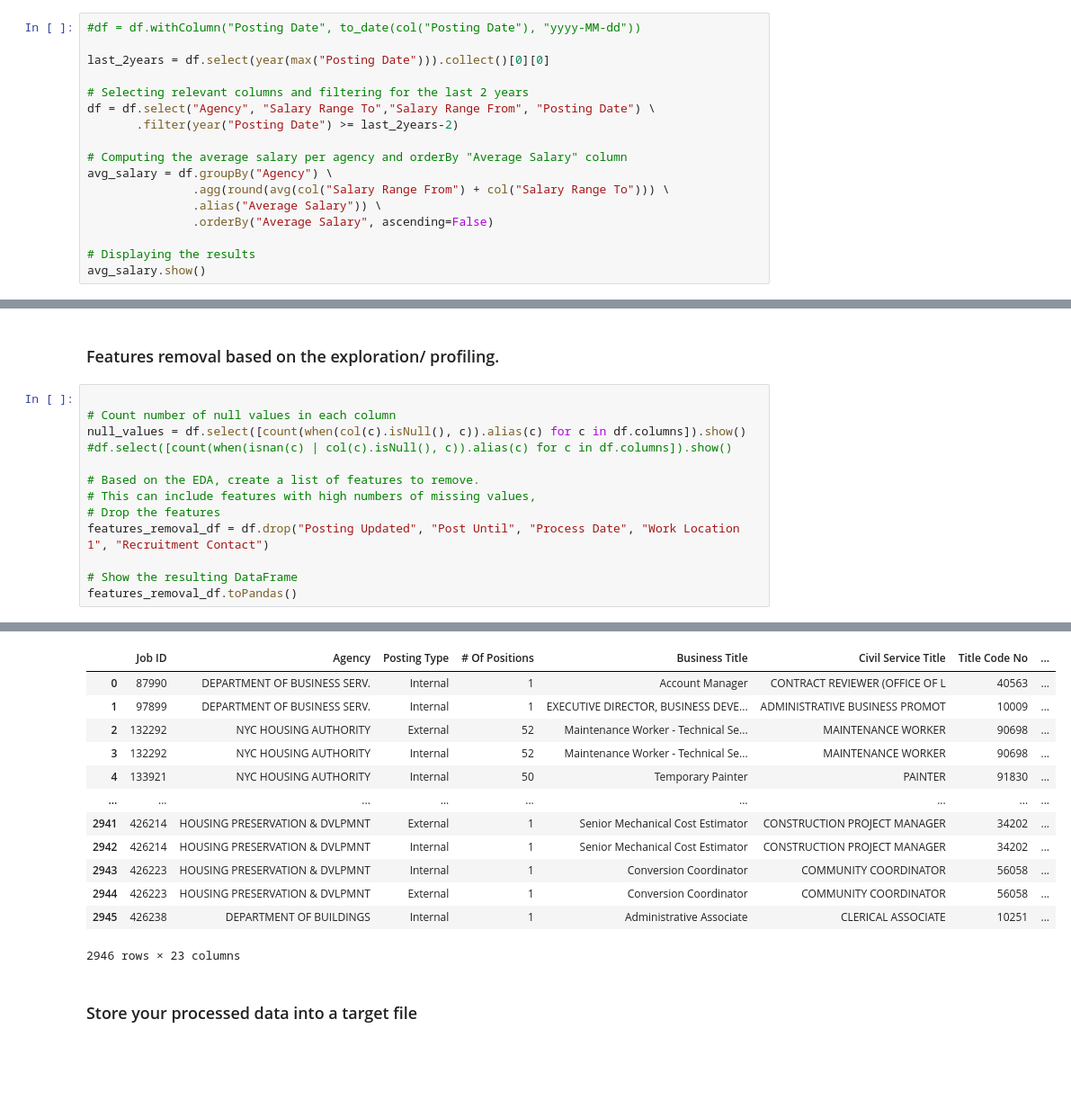
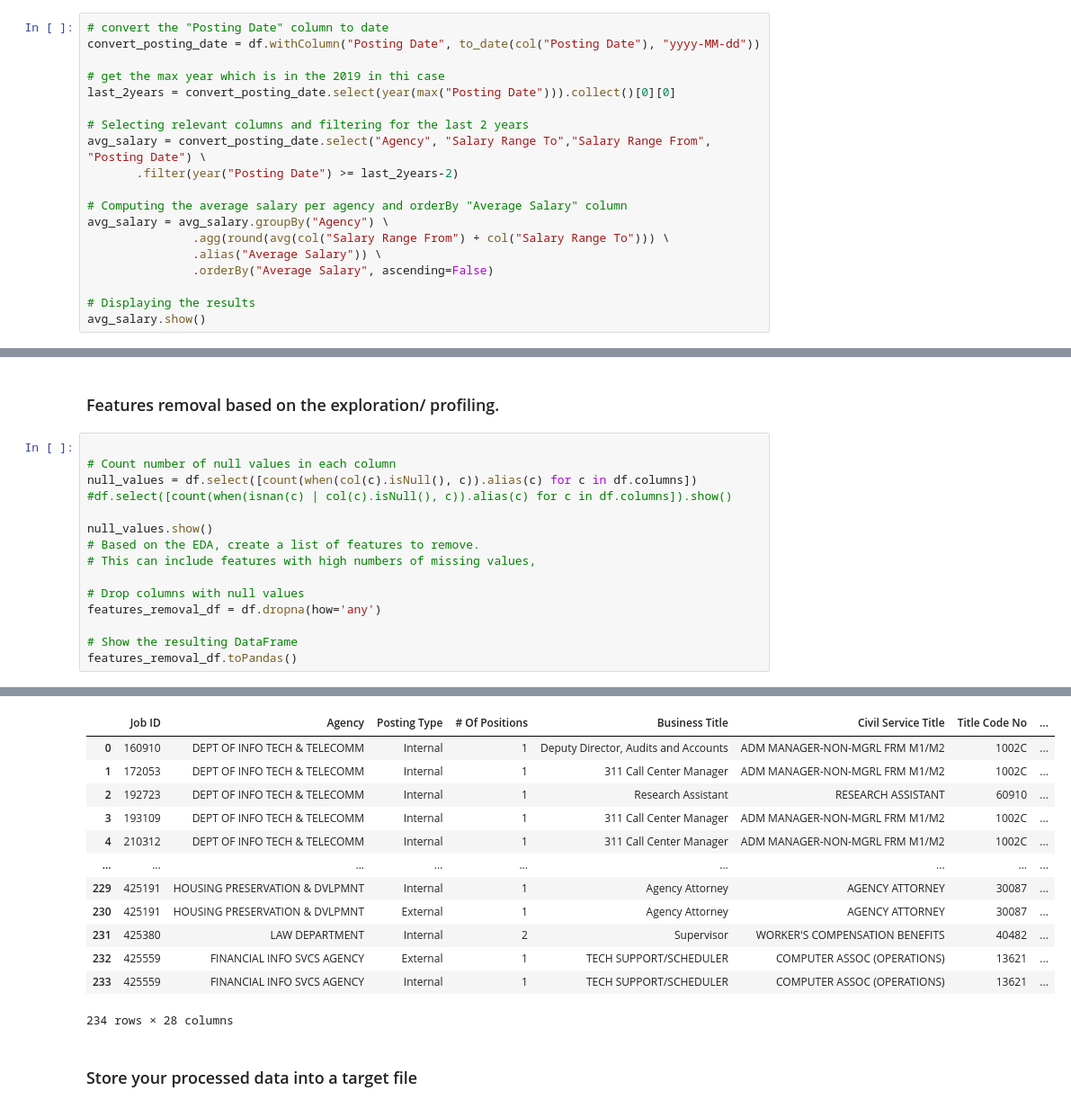
Before and after one commit to AndrewEzeamama/EmiratesNBD, a Jupyter notebook: jupyter/notebook/assesment_notebook.ipynb, the cells around one changed output, grey strips where cells are left out. Shown: that part at 90% size. Cells and saved outputs as stored; diff of their text form; blank space fills up the shorter version.

```diff
--- a/jupyter/notebook/assesment_notebook.ipynb
+++ b/jupyter/notebook/assesment_notebook.ipynb
@@ -371,16 +341,18 @@ highest_salary = highest_salary.toPandas() \
 # %% [markdown]
 ### Whats the job positings average salary per agency for the last 2 years?
 # %%
-#df = df.withColumn("Posting Date", to_date(col("Posting Date"), "yyyy-MM-dd"))
+# convert the "Posting Date" column to date
+convert_posting_date = df.withColumn("Posting Date", to_date(col("Posting Date"), "yyyy-MM-dd"))
 
-last_2years = df.select(year(max("Posting Date"))).collect()[0][0]
+# get the max year which is in the 2019 in thi case
+last_2years = convert_posting_date.select(year(max("Posting Date"))).collect()[0][0]
 
 # Selecting relevant columns and filtering for the last 2 years
-df = df.select("Agency", "Salary Range To","Salary Range From", "Posting Date") \
+avg_salary = convert_posting_date.select("Agency", "Salary Range To","Salary Range From", "Posting Date") \
        .filter(year("Posting Date") >= last_2years-2)
 
 # Computing the average salary per agency and orderBy "Average Salary" column
-avg_salary = df.groupBy("Agency") \
+avg_salary = avg_salary.groupBy("Agency") \
                .agg(round(avg(col("Salary Range From") + col("Salary Range To"))) \
                .alias("Average Salary")) \
                .orderBy("Average Salary", ascending=False)
@@ -712,35 +687,37 @@ selected_features.select( "Business Title","Job Category", "selectedFeatures").t
 # %%
 
 # Count number of null values in each column
-null_values = df.select([count(when(col(c).isNull(), c)).alias(c) for c in df.columns]).show()
+null_values = df.select([count(when(col(c).isNull(), c)).alias(c) for c in df.columns])
 #df.select([count(when(isnan(c) | col(c).isNull(), c)).alias(c) for c in df.columns]).show()
 
+null_values.show()
 # Based on the EDA, create a list of features to remove.
 # This can include features with high numbers of missing values,
-# Drop the features
-features_removal_df = df.drop("Posting Updated", "Post Until", "Process Date", "Work Location 1", "Recruitment Contact")
+
+# Drop columns with null values
+features_removal_df = df.dropna(how='any')
 
 # Show the resulting DataFrame
 features_removal_df.toPandas()
 # %% [output]
 +------+------+------------+--------------+--------------+-------------------+-------------+-----+------------+-----------------------------+-----------------+---------------+----------------+-------- ...
 |Job ID|Agency|Posting Type|# Of Positions|Business Title|Civil Service Title|Title Code No|Level|Job Category|Full-Time/Part-Time indicator|Salary Range From|Salary Range To|Salary Frequency|Work Loc ...
 +------+------+------------+--------------+--------------+-------------------+-------------+-----+------------+-----------------------------+-----------------+---------------+----------------+-------- ...
 |     0|     0|           0|             0|             0|                  0|            0|    0|           2|                          195|                0|              0|               0|         ...
 +------+------+------------+--------------+--------------+-------------------+-------------+-----+------------+-----------------------------+-----------------+---------------+----------------+-------- ...
 |  | Job ID | Agency | Posting Type | # Of Positions | Business Title | Civil Service Title | Title Code No | ... |
-| 0 | 87990 | DEPARTMENT OF BUSINESS SERV. | Internal | 1 | Account Manager | CONTRACT REVIEWER (OFFICE OF L | 40563 | ... |
-| 1 | 97899 | DEPARTMENT OF BUSINESS SERV. | Internal | 1 | EXECUTIVE DIRECTOR, BUSINESS DEVE... | ADMINISTRATIVE BUSINESS PROMOT | 10009 | ... |
-| 2 | 132292 | NYC HOUSING AUTHORITY | External | 52 | Maintenance Worker - Technical Se... | MAINTENANCE WORKER | 90698 | ... |
-| 3 | 132292 | NYC HOUSING AUTHORITY | Internal | 52 | Maintenance Worker - Technical Se... | MAINTENANCE WORKER | 90698 | ... |
-| 4 | 133921 | NYC HOUSING AUTHORITY | Internal | 50 | Temporary Painter | PAINTER | 91830 | ... |
+| 0 | 160910 | DEPT OF INFO TECH & TELECOMM | Internal | 1 | Deputy Director, Audits and Accounts | ADM MANAGER-NON-MGRL FRM M1/M2 | 1002C | ... |
+| 1 | 172053 | DEPT OF INFO TECH & TELECOMM | Internal | 1 | 311 Call Center Manager | ADM MANAGER-NON-MGRL FRM M1/M2 | 1002C | ... |
+| 2 | 192723 | DEPT OF INFO TECH & TELECOMM | Internal | 1 | Research Assistant | RESEARCH ASSISTANT | 60910 | ... |
+| 3 | 193109 | DEPT OF INFO TECH & TELECOMM | Internal | 1 | 311 Call Center Manager | ADM MANAGER-NON-MGRL FRM M1/M2 | 1002C | ... |
+| 4 | 210312 | DEPT OF INFO TECH & TELECOMM | Internal | 1 | 311 Call Center Manager | ADM MANAGER-NON-MGRL FRM M1/M2 | 1002C | ... |
 | ... | ... | ... | ... | ... | ... | ... | ... | ... |
-| 2941 | 426214 | HOUSING PRESERVATION & DVLPMNT | External | 1 | Senior Mechanical Cost Estimator | CONSTRUCTION PROJECT MANAGER | 34202 | ... |
-| 2942 | 426214 | HOUSING PRESERVATION & DVLPMNT | Internal | 1 | Senior Mechanical Cost Estimator | CONSTRUCTION PROJECT MANAGER | 34202 | ... |
-| 2943 | 426223 | HOUSING PRESERVATION & DVLPMNT | Internal | 1 | Conversion Coordinator | COMMUNITY COORDINATOR | 56058 | ... |
-| 2944 | 426223 | HOUSING PRESERVATION & DVLPMNT | External | 1 | Conversion Coordinator | COMMUNITY COORDINATOR | 56058 | ... |
-| 2945 | 426238 | DEPARTMENT OF BUILDINGS | Internal | 1 | Administrative Associate | CLERICAL ASSOCIATE | 10251 | ... |
+| 229 | 425191 | HOUSING PRESERVATION & DVLPMNT | Internal | 1 | Agency Attorney | AGENCY ATTORNEY | 30087 | ... |
+| 230 | 425191 | HOUSING PRESERVATION & DVLPMNT | External | 1 | Agency Attorney | AGENCY ATTORNEY | 30087 | ... |
+| 231 | 425380 | LAW DEPARTMENT | Internal | 2 | Supervisor | WORKER'S COMPENSATION BENEFITS | 40482 | ... |
+| 232 | 425559 | FINANCIAL INFO SVCS AGENCY | External | 1 | TECH SUPPORT/SCHEDULER | COMPUTER ASSOC (OPERATIONS) | 13621 | ... |
+| 233 | 425559 | FINANCIAL INFO SVCS AGENCY | Internal | 1 | TECH SUPPORT/SCHEDULER | COMPUTER ASSOC (OPERATIONS) | 13621 | ... |
-2946 rows × 23 columns
+234 rows × 28 columns
 # %% [markdown]
 ### Store your processed data into a target file
 # %%
```
Also changed, not shown: parts of 14 cells of this notebook, 1 other file.
